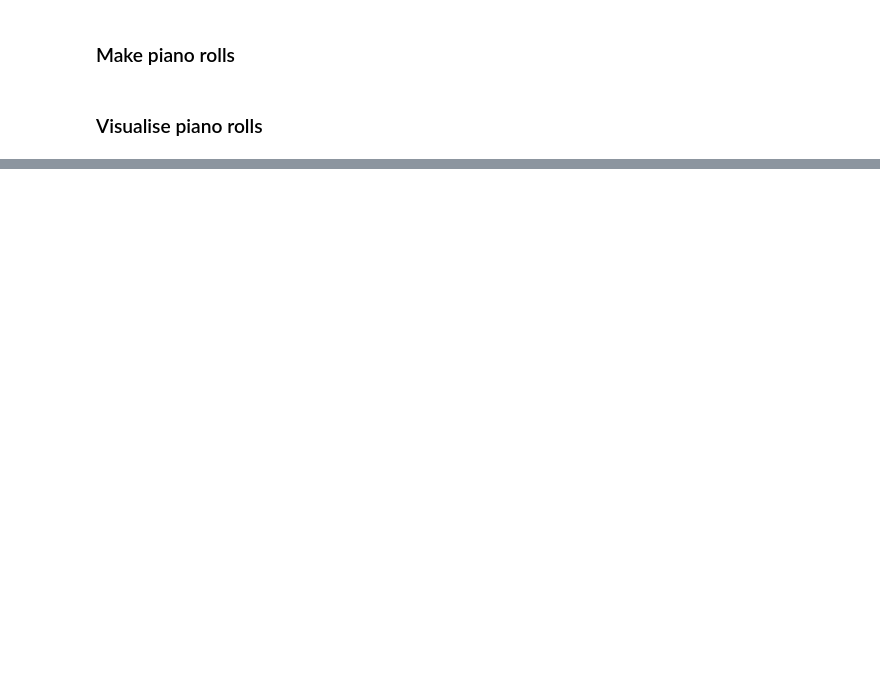
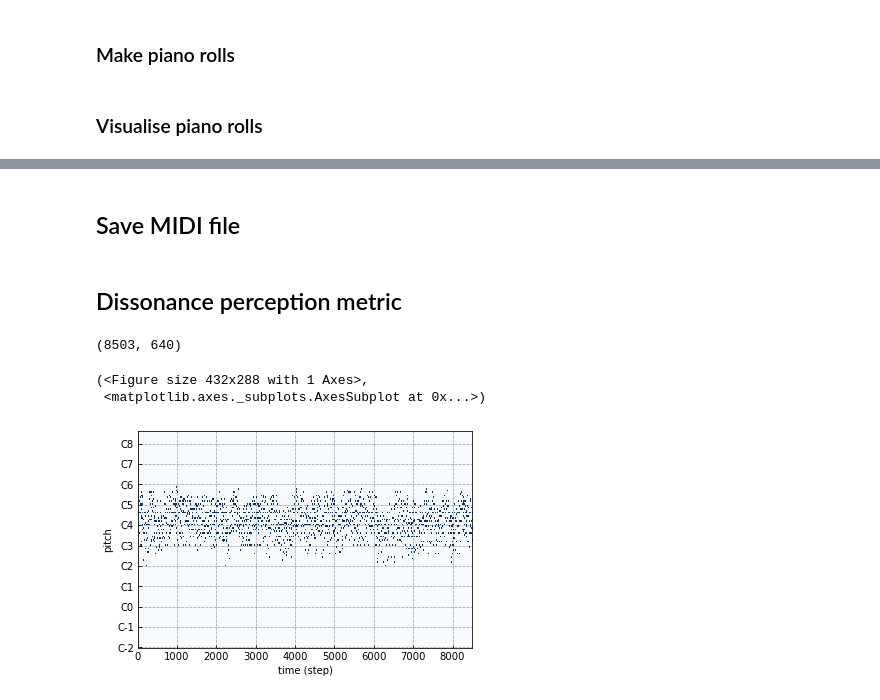
Before and after one commit to paolo-26/NMP, a Jupyter notebook: visual_tests.ipynb, the cells around one changed output, grey strips where cells are left out. Drawn from its saved outputs; the diff is of its cells as text; code cells hidden in the pictures; blank space fills up the shorter version.

```diff
--- a/visual_tests.ipynb
+++ b/visual_tests.ipynb
@@ -59,0 +99,35 @@ print("Shape: ", test.dataset[0].shape)
+# %%
+if FF:
+    FILE = 'bach-minuetto1.mid'
+    test_list = [P / 'midi_tests' / FILE]
+
+    midi_list = [x for x in os.listdir(P / D / 'test') if x.endswith('.mid')]
+    test_list = midi_list
+    # test_list = midi_list[213:236]
+
+    print("Total number of MIDI files:", len(test_list))
+    test = dataset.Dataset(test_list, P / D / 'test',  fs=FS, bl=0)
+    test.build_dataset("test", step=st, t_step=num_ts, steps=st,
+                       down=DOWN, low_lim=LOW_LIM, high_lim=HIGH_LIM)
+    print("Done")
+    print("Shape: ", test.dataset[0].shape)
+
+else:
+
+    def split_input_target(chunk):
+        input_text = chunk[:, :10*64]
+        target_text = chunk[:, 10*64:]
+        return input_text, target_text
+
+    def split_input_target_base(chunk):
+        input_text = chunk[:,:10]
+        target_text = chunk[:,10:]
+        return input_text, target_text
+
+    test_list = [x for x in os.listdir(P / D / 'test') if x.endswith('.mid')]
+    test = dataset.Dataset(test_list, P / D / 'test',  fs=FS, bl=0, quant=0)
+    test.build_rnn_dataset("test", down=DOWN, low_lim=LOW_LIM, high_lim=HIGH_LIM)
+    test_dataset = tf.data.Dataset.from_tensor_slices((test.dataset[0]))
+    test_sequences = test_dataset.batch(50, drop_remainder=True)
+    test_data = test_sequences.map(split_input_target)
+    test_data = test_data.batch(1, drop_remainder=True)
@@ -118,0 +368,2 @@ plt.ylim(LOW_LIM, HIGH_LIM)
+# %% [markdown]
+## Save MIDI file
@@ -118,0 +376,2 @@ plt.ylim(LOW_LIM, HIGH_LIM)
+# %% [markdown]
+## Dissonance perception metric
@@ -118,0 +389,8 @@ plt.ylim(LOW_LIM, HIGH_LIM)
+# %%
+print(test.dataset[1].shape)
+pyplot_piano_roll(test.dataset[1][:, :64], low_lim=LOW_LIM, high_lim=HIGH_LIM)
+# %% [output]
+(8503, 640)
+(<Figure size 432x288 with 1 Axes>,
+ <matplotlib.axes._subplots.AxesSubplot at 0x...>)
+[figure, added]
```
Also changed, not shown: parts of 38 cells of this notebook.
